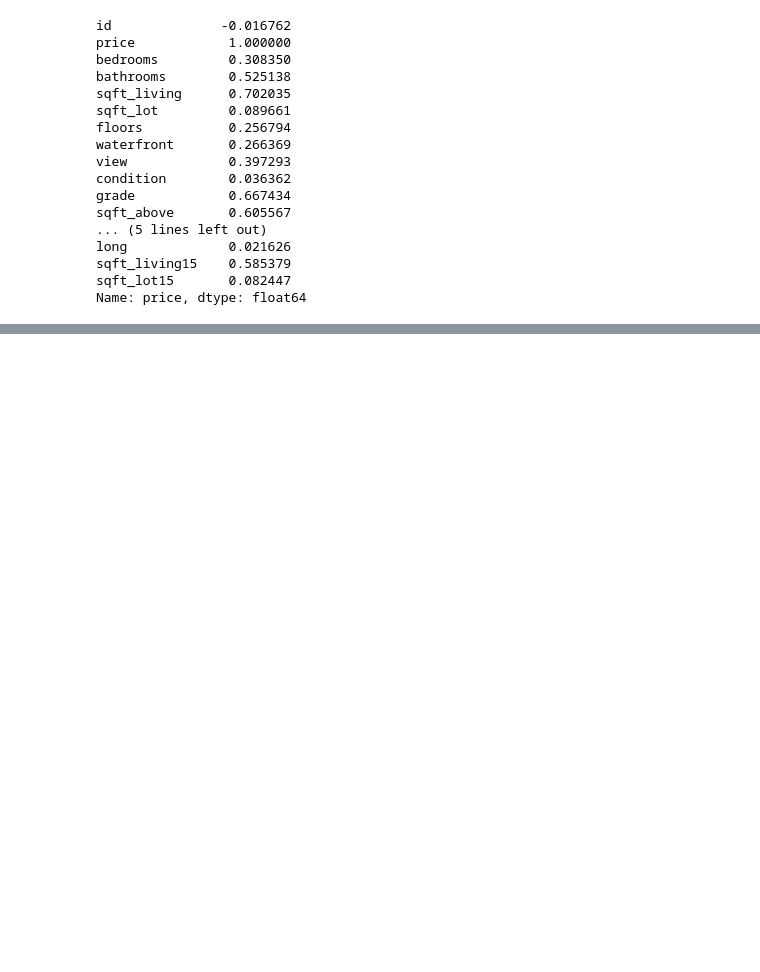
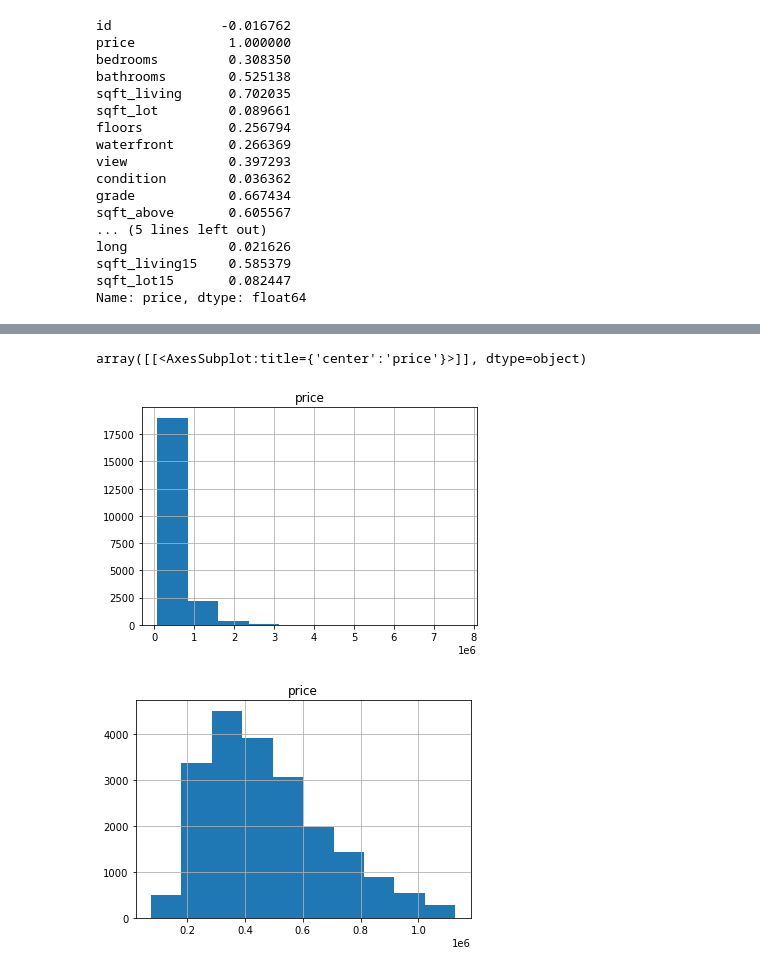
Before and after one commit to grupo21dex/deliverable-1, a Jupyter notebook: Analise - Lucas.ipynb, the cells around one changed output, grey strips where cells are left out. Saved outputs shown, nothing was run; the diff lists cells and outputs as text; code cells hidden in the pictures; blank space fills up the shorter version.

```diff
--- a/Analise - Lucas.ipynb
+++ b/Analise - Lucas.ipynb
@@ -145,0 +256,7 @@ plt.scatter(df['price'],df['sqft_living'])
+# %%
+df.hist(['price'])
+df_new.hist(['price'])
+# %% [output]
+array([[<AxesSubplot:title={'center':'price'}>]], dtype=object)
+[figure, added]
+[figure, added]
```
Also changed, not shown: parts of 21 cells of this notebook.
